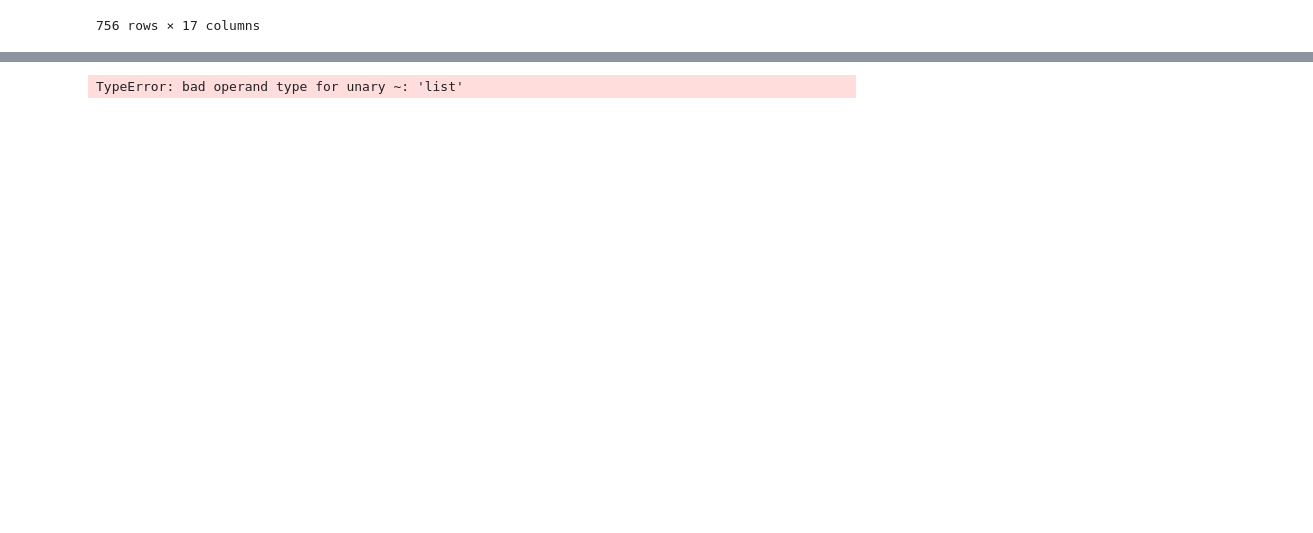
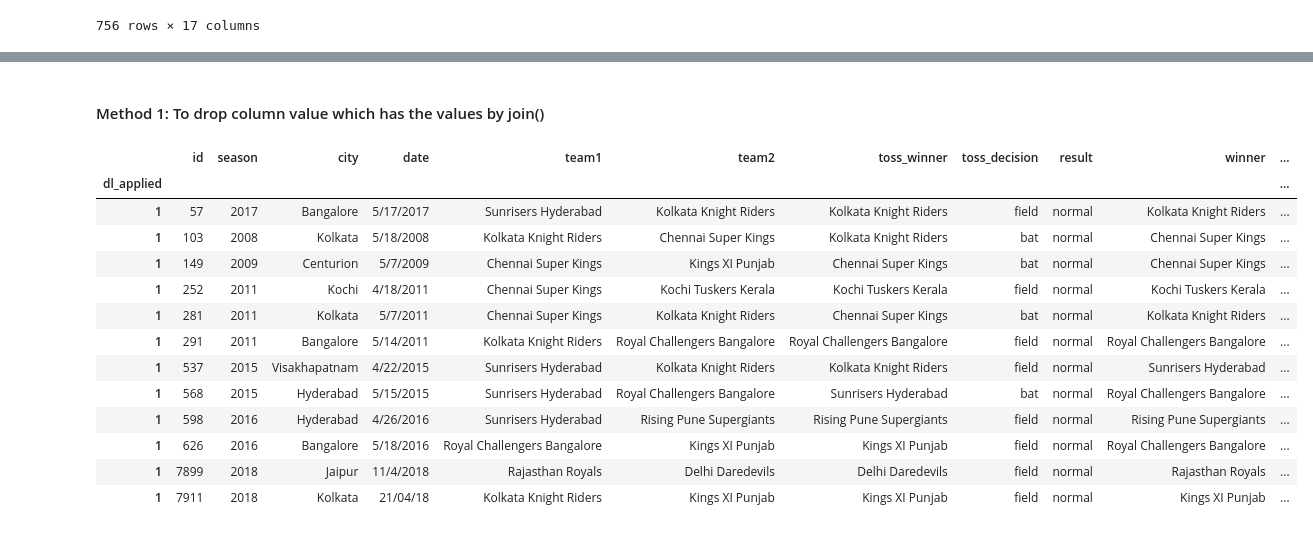
Before and after one commit to ramyasivakumar7/ML, a Jupyter notebook: Pandas-Home1.ipynb, the cells around one changed output, grey strips where cells are left out. Drawn from its saved outputs; the diff is of its cells as text; code cells hidden in the pictures; blank space fills up the shorter version.

```diff
--- a/Pandas-Home1.ipynb
+++ b/Pandas-Home1.ipynb
@@ -84,5 +89,20 @@ df1.head(5)
+# %% [markdown]
+#### Method 1: To drop column value which has the values by join()
 # %%
-Row_String_Values=~['Pune','Delhi']
-df1[df1.team1.str.contains('|'.join(Row_String_Values))]
+Row_String_Values=['Pune','Delhi','Punjab']
+df2[~df2.team1.str.contains('|'.join(Row_String_Values))]
 # %% [output]
-TypeError: bad operand type for unary ~: 'list'
+|  | id | season | city | date | team1 | team2 | toss_winner | toss_decision | result | winner | ... |
+| dl_applied |  |  |  |  |  |  |  |  |  |  | ... |
+| 1 | 57 | 2017 | Bangalore | 5/17/2017 | Sunrisers Hyderabad | Kolkata Knight Riders | Kolkata Knight Riders | field | normal | Kolkata Knight Riders | ... |
+| 1 | 103 | 2008 | Kolkata | 5/18/2008 | Kolkata Knight Riders | Chennai Super Kings | Kolkata Knight Riders | bat | normal | Chennai Super Kings | ... |
+| 1 | 149 | 2009 | Centurion | 5/7/2009 | Chennai Super Kings | Kings XI Punjab | Chennai Super Kings | bat | normal | Chennai Super Kings | ... |
+| 1 | 252 | 2011 | Kochi | 4/18/2011 | Chennai Super Kings | Kochi Tuskers Kerala | Kochi Tuskers Kerala | field | normal | Kochi Tuskers Kerala | ... |
+| 1 | 281 | 2011 | Kolkata | 5/7/2011 | Chennai Super Kings | Kolkata Knight Riders | Chennai Super Kings | bat | normal | Kolkata Knight Riders | ... |
+| 1 | 291 | 2011 | Bangalore | 5/14/2011 | Kolkata Knight Riders | Royal Challengers Bangalore | Royal Challengers Bangalore | field | normal | Royal Challengers Bangalore | ... |
+| 1 | 537 | 2015 | Visakhapatnam | 4/22/2015 | Sunrisers Hyderabad | Kolkata Knight Riders | Kolkata Knight Riders | field | normal | Sunrisers Hyderabad | ... |
+| 1 | 568 | 2015 | Hyderabad | 5/15/2015 | Sunrisers Hyderabad | Royal Challengers Bangalore | Sunrisers Hyderabad | bat | normal | Royal Challengers Bangalore | ... |
+| 1 | 598 | 2016 | Hyderabad | 4/26/2016 | Sunrisers Hyderabad | Rising Pune Supergiants | Rising Pune Supergiants | field | normal | Rising Pune Supergiants | ... |
+| 1 | 626 | 2016 | Bangalore | 5/18/2016 | Royal Challengers Bangalore | Kings XI Punjab | Kings XI Punjab | field | normal | Royal Challengers Bangalore | ... |
+| 1 | 7899 | 2018 | Jaipur | 11/4/2018 | Rajasthan Royals | Delhi Daredevils | Delhi Daredevils | field | normal | Rajasthan Royals | ... |
+| 1 | 7911 | 2018 | Kolkata | 21/04/18 | Kolkata Knight Riders | Kings XI Punjab | Kings XI Punjab | field | normal | Kings XI Punjab | ... |
```
Also changed, not shown: parts of 21 cells of this notebook.
